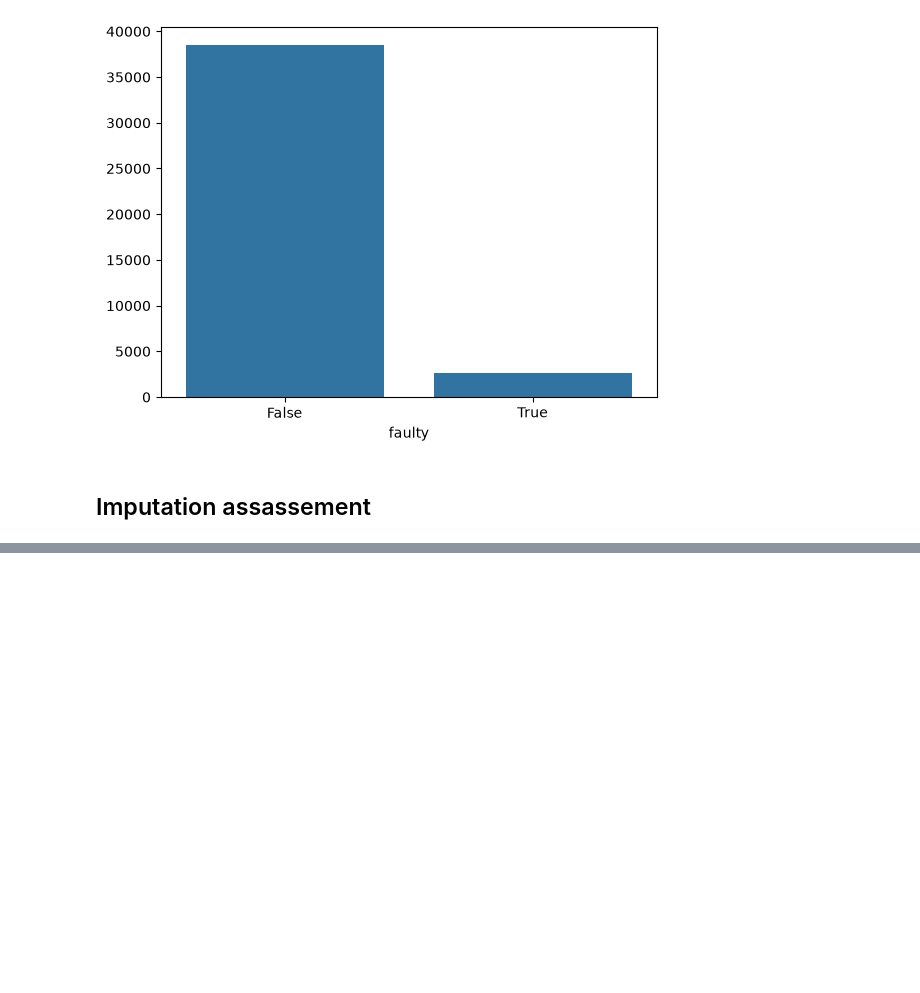
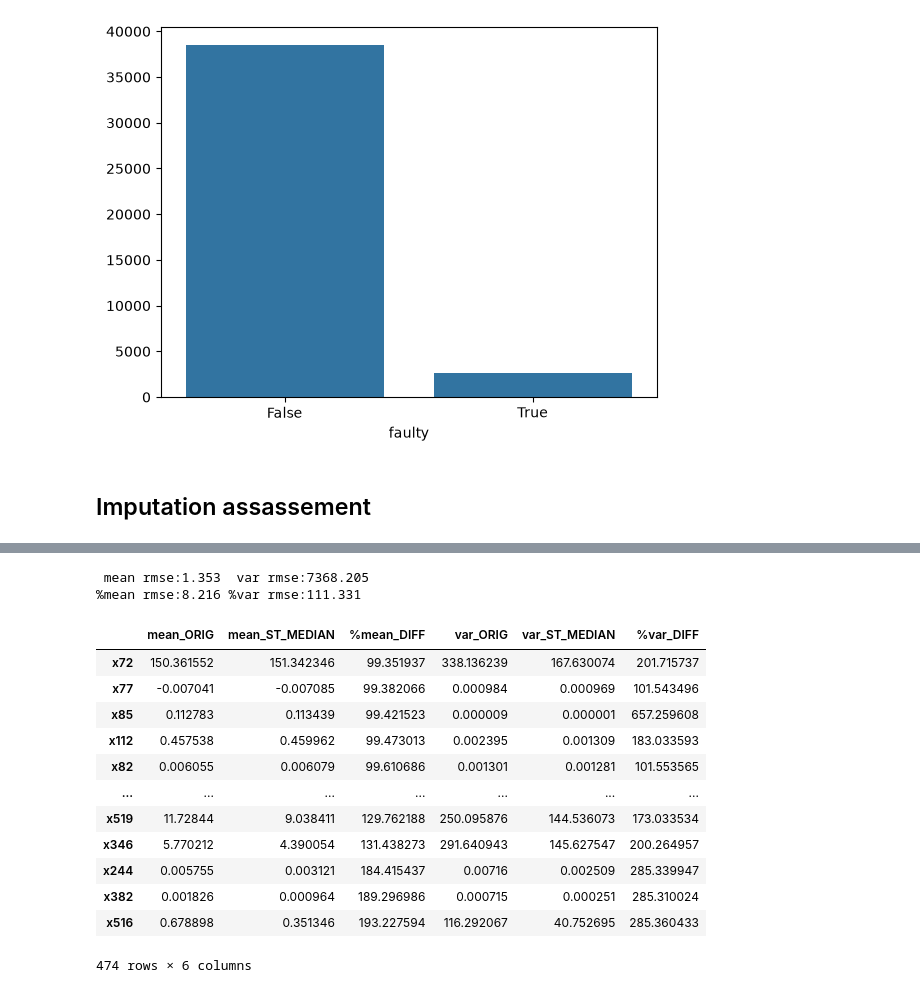
Before and after one commit to pancurster/secom-ml, a Jupyter notebook: notebooks/eda02.ipynb, the cells around one changed output, grey strips where cells are left out. Saved outputs shown, nothing was run; the diff lists cells and outputs as text; code cells hidden in the pictures; blank space fills up the shorter version.

Commit message:
eda02: update study on imputers

```diff
--- a/notebooks/eda02.ipynb
+++ b/notebooks/eda02.ipynb
@@ -217,6 +205,23 @@ X = secom.drop(columns='faulty')
 
 X_MEAN = secom_simple_imputer(X, strategy='mean')
 X_FREQ = secom_simple_imputer(X, strategy='most_frequent')
+X_MEDIAN = secom_simple_imputer(X, strategy='median')
+# %%
+def me(x, x_hat):
+    return np.mean(x - x_hat)
+def rmse(x, x_hat):
+    return np.sqrt(np.mean((x - x_hat)**2))
+def rmse_mean_var(df, mean_orig, mean_hat, var_orig, var_hat):
+    mean_rmse = rmse(df[mean_orig], df[mean_hat])
+    var_rmse = rmse(df[var_orig], df[var_hat])
+    return mean_rmse, var_rmse
+def rmse_mean_var_percentage(df, mean_diff, var_diff):
+    n100 = np.ones_like(df[mean_diff]) * 100
+    mean_rmse = rmse(df[mean_diff], n100)
+    var_rmse = rmse(df[var_diff], n100)
+    return mean_rmse, var_rmse
+
+errors = pd.DataFrame(columns=['strategy', 'mean_rmse', '%mean_rmse', 'var_rmse', '%var_rmse'], dtype=pd.Float64Dtype()).set_index('strategy')
 # %%
 stats = pd.DataFrame()
 stats['mean_ORIG'] = X.mean()
@@ -225,5 +230,11 @@ stats['%mean_DIFF'] = X.mean() / X_MEAN.mean() * 100
 stats['var_ORIG'] = X.var()
 stats['var_ST_MEAN'] = X_MEAN.var()
 stats['%var_DIFF'] = X.var() / X_MEAN.var() * 100
+
+errors.loc['mean', ['mean_rmse','var_rmse']] = rmse_mean_var(stats, 'mean_ORIG', 'mean_ST_MEAN', 'var_ORIG', 'var_ST_MEAN')
+errors.loc['mean', ['%mean_rmse','%var_rmse']] = rmse_mean_var_percentage(stats, '%mean_DIFF', '%var_DIFF')
+
+print(' mean rmse:%.3f  var rmse:%.3f' % tuple(errors.loc['mean', ['mean_rmse','var_rmse']]))
+print('%%mean rmse:%.3f %%var rmse:%.3f' % tuple(errors.loc['mean', ['%mean_rmse','%var_rmse']]))
 stats.sort_values('%mean_DIFF')
 # %% [output]
@@ -248,5 +261,11 @@ stats['%mean_DIFF'] = X.mean() / X_FREQ.mean() * 100
 stats['var_ORIG'] = X.var()
 stats['var_ST_FREQ'] = X_FREQ.var()
 stats['%var_DIFF'] = X.var() / X_FREQ.var() * 100
+
+errors.loc['freq', ['mean_rmse','var_rmse']] = rmse_mean_var(stats, 'mean_ORIG', 'mean_ST_FREQ', 'var_ORIG', 'var_ST_FREQ')
+errors.loc['freq', ['%mean_rmse','%var_rmse']] = rmse_mean_var_percentage(stats, '%mean_DIFF', '%var_DIFF')
+
+print(' mean rmse:%.3f  var rmse:%.3f' % tuple(errors.loc['freq', ['mean_rmse','var_rmse']]))
+print('%%mean rmse:%.3f %%var rmse:%.3f' % tuple(errors.loc['freq', ['%mean_rmse', '%var_rmse']]))
 stats.sort_values('%mean_DIFF')
 # %% [output]
@@ -288,0 +287,31 @@ stats.sort_values('%mean_DIFF')
+# %%
+stats = pd.DataFrame()
+stats['mean_ORIG'] = X.mean()
+stats['mean_ST_MEDIAN'] = X_MEDIAN.mean()
+stats['%mean_DIFF'] = X.mean() / X_MEDIAN.mean() * 100
+stats['var_ORIG'] = X.var()
+stats['var_ST_MEDIAN'] = X_MEDIAN.var()
+stats['%var_DIFF'] = X.var() / X_MEDIAN.var() * 100
+
+errors.loc['median', ['mean_rmse','var_rmse']] = rmse_mean_var(stats, 'mean_ORIG', 'mean_ST_MEDIAN', 'var_ORIG', 'var_ST_MEDIAN')
+errors.loc['median', ['%mean_rmse','%var_rmse']] = rmse_mean_var_percentage(stats, '%mean_DIFF', '%var_DIFF')
+
+print(' mean rmse:%.3f  var rmse:%.3f' % tuple(errors.loc['median', ['mean_rmse','var_rmse']]))
+print('%%mean rmse:%.3f %%var rmse:%.3f' % tuple(errors.loc['median', ['%mean_rmse','%var_rmse']]))
+stats.sort_values('%mean_DIFF')
+# %% [output]
+ mean rmse:1.353  var rmse:7368.205
+%mean rmse:8.216 %var rmse:111.331
+|  | mean_ORIG | mean_ST_MEDIAN | %mean_DIFF | var_ORIG | var_ST_MEDIAN | %var_DIFF |
+| x72 | 150.361552 | 151.342346 | 99.351937 | 338.136239 | 167.630074 | 201.715737 |
+| x77 | -0.007041 | -0.007085 | 99.382066 | 0.000984 | 0.000969 | 101.543496 |
+| x85 | 0.112783 | 0.113439 | 99.421523 | 0.000009 | 0.000001 | 657.259608 |
+| x112 | 0.457538 | 0.459962 | 99.473013 | 0.002395 | 0.001309 | 183.033593 |
+| x82 | 0.006055 | 0.006079 | 99.610686 | 0.001301 | 0.001281 | 101.553565 |
+| ... | ... | ... | ... | ... | ... | ... |
+| x519 | 11.72844 | 9.038411 | 129.762188 | 250.095876 | 144.536073 | 173.033534 |
+| x346 | 5.770212 | 4.390054 | 131.438273 | 291.640943 | 145.627547 | 200.264957 |
+| x244 | 0.005755 | 0.003121 | 184.415437 | 0.00716 | 0.002509 | 285.339947 |
+| x382 | 0.001826 | 0.000964 | 189.296986 | 0.000715 | 0.000251 | 285.310024 |
+| x516 | 0.678898 | 0.351346 | 193.227594 | 116.292067 | 40.752695 | 285.360433 |
+474 rows × 6 columns
```
Also changed, not shown: parts of 7 cells of this notebook.
